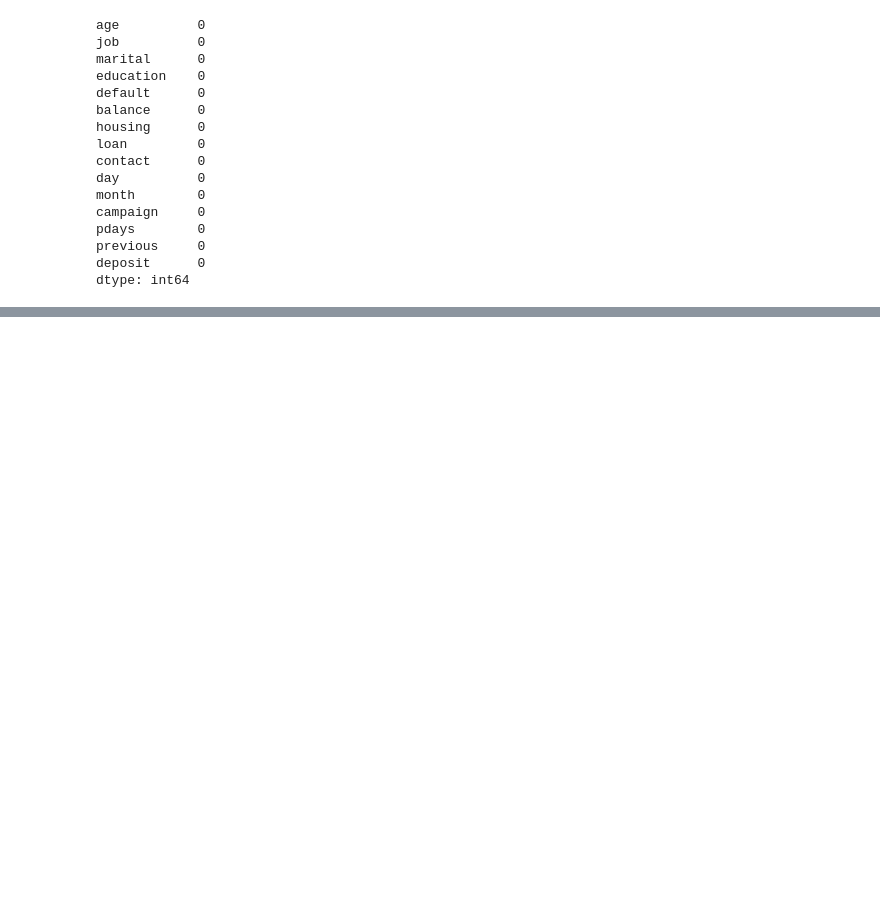
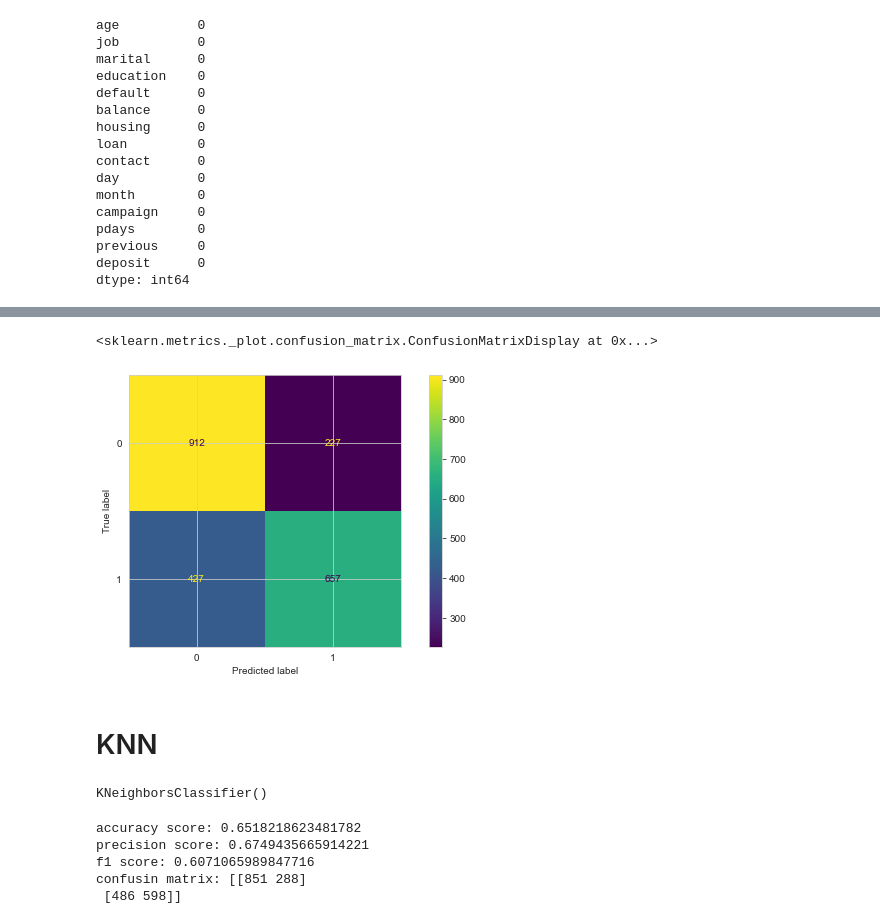
Before and after one commit to Syamkrishna123/ictk_competition, a Jupyter notebook: banking.ipynb, the cells around one changed output, grey strips where cells are left out. Saved outputs shown, nothing was run; the diff lists cells and outputs as text; code cells hidden in the pictures; blank space fills up the shorter version.

```diff
--- a/banking.ipynb
+++ b/banking.ipynb
@@ -447,0 +540,2 @@ df.head()
+# %%
+ran_for= RandomForestClassifier()
@@ -447,0 +559,7 @@ df.head()
+# %%
+plot_confusion_matrix(ran_for,X_test,y_test)
+# %% [output]
+<sklearn.metrics._plot.confusion_matrix.ConfusionMatrixDisplay at 0x...>
+[figure, added]
+# %% [markdown]
+# KNN
@@ -447,0 +568,4 @@ df.head()
+# %%
+knn.fit(X_train,y_train)
+# %% [output]
+KNeighborsClassifier()
@@ -447,0 +574,11 @@ df.head()
+# %%
+print('accuracy score:', knn_eval['acc'])
+print('precision score:',knn_eval['pre'])
+print('f1 score:',knn_eval['f1'])
+print('confusin matrix:',knn_eval['conf_mat'])
+# %% [output]
+accuracy score: 0.6518218623481782
+precision score: 0.6749435665914221
+f1 score: 0.6071065989847716
+confusin matrix: [[851 288]
+ [486 598]]
```
Also changed, not shown: parts of 65 cells of this notebook.
